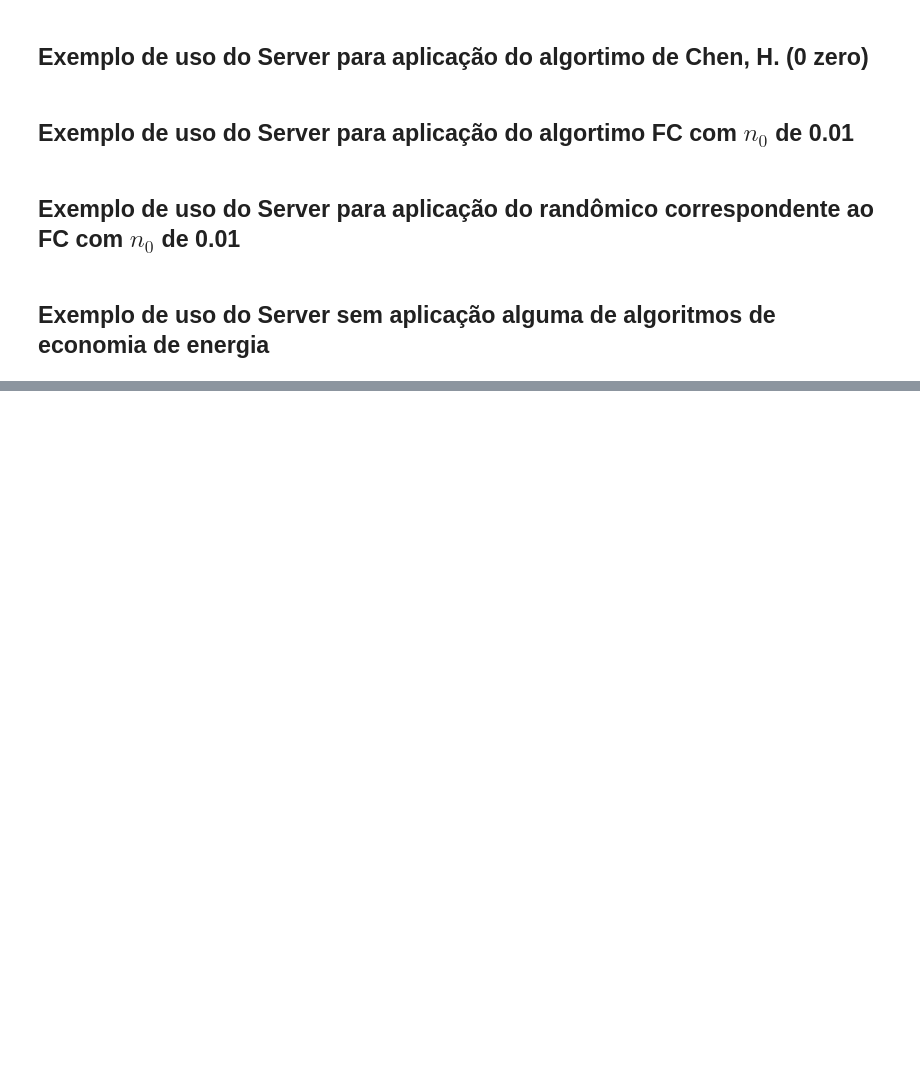
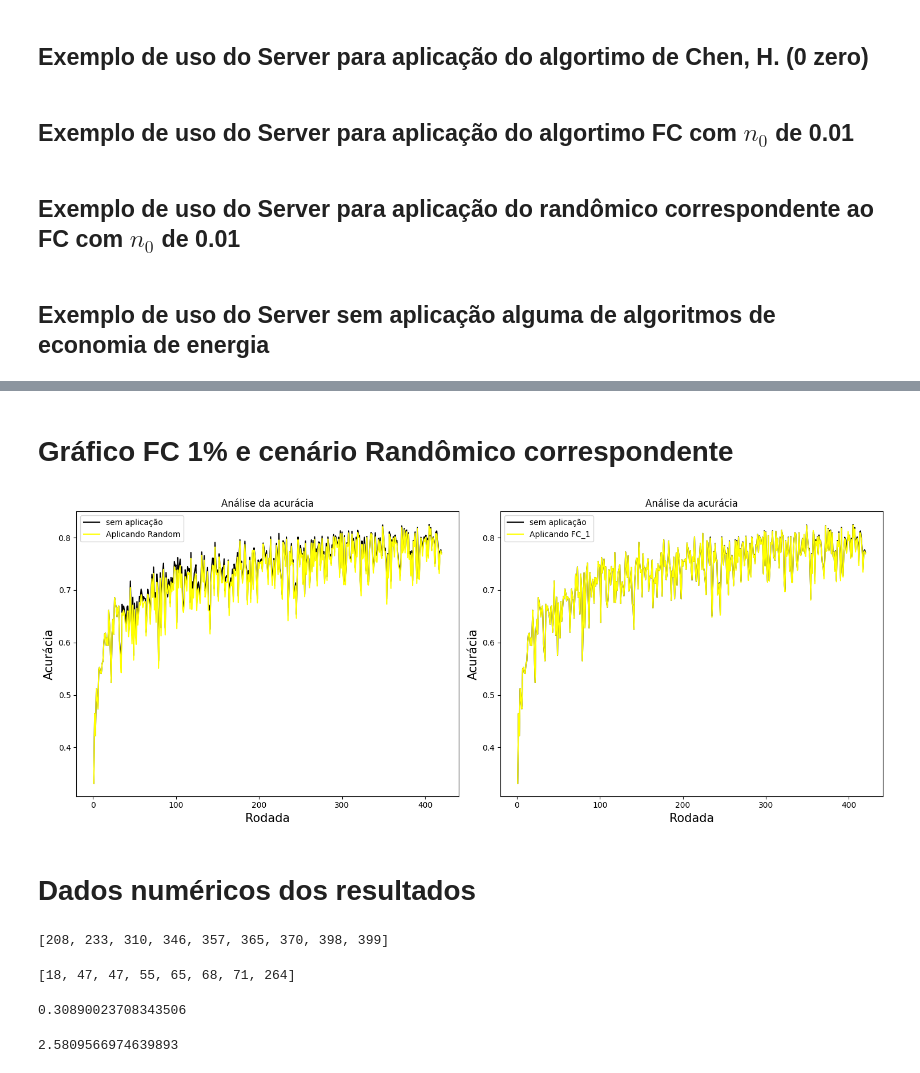
Before and after one commit to Mateus-de-Almeida/codigoArtigo, a Jupyter notebook: Codigo_artigo.ipynb, the cells around one changed output, grey strips where cells are left out. Drawn from its saved outputs; the diff is of its cells as text; code cells hidden in the pictures; blank space fills up the shorter version.

```diff
--- a/Codigo_artigo.ipynb
+++ b/Codigo_artigo.ipynb
@@ -637,0 +813,43 @@ FIM
+# %% [markdown]
+# Gráfico FC 1% e cenário Randômico correspondente
+# %%
+x = range(1,novo_numero_de_rodadas+1,1)
+fig, axs = plt.subplots(1, 2, figsize=(15, 6))
+axs[1].plot(x, resultados[0][0]['centralized']['accuracy'], color = 'black', label='sem aplicação')
+axs[1].plot(x, resultados[2][0]['centralized']['accuracy'], color='yellow', label='Aplicando FC_1')
+axs[1].legend()
+axs[1].set_xlabel('Rodada', size=15)
+axs[1].set_ylabel('Acurácia', size=15)
+axs[1].set_title('Análise da acurácia')
+axs[0].plot(x, resultados[0][0]['centralized']['accuracy'], color = 'black', label='sem aplicação')
+axs[0].plot(x, resultados[3][0]['centralized']['accuracy'], color='yellow', label='Aplicando Random')
+axs[0].set_xlabel('Rodada', size=15)
+axs[0].set_ylabel('Acurácia', size=15)
+axs[0].legend()
+axs[0].set_title('Análise da acurácia')
+plt.tight_layout()
+plt.show()
+# %% [output]
+[figure, added]
+# %% [markdown]
+# Dados numéricos dos resultados
+# %%
+economia_da_FC_1 = [tupla[0] for tupla in resultados[2][1]]
+economia_da_FC_1
+# %% [output]
+[208, 233, 310, 346, 357, 365, 370, 398, 399]
+# %%
+economia_da_FEV = [tupla[0] for tupla in resultados[1][1]]
+economia_da_FEV
+# %% [output]
+[18, 47, 47, 55, 65, 68, 71, 264]
+# %%
+L1_Fc_1 = sum([math.fabs(i-j) for i,j in list(zip(resultados[0][0]['centralized']['accuracy'], resultados[2][0]['centralized']['accuracy']))])
+L1_Fc_1
+# %% [output]
+0.30890023708343506
+# %%
+L1_Fev = sum([math.fabs(i-j) for i,j in list(zip(resultados[0][0]['centralized']['accuracy'], resultados[1][0]['centralized']['accuracy']))])
+L1_Fev
+# %% [output]
+2.5809566974639893
```
Also changed, not shown: parts of 17 cells of this notebook.
